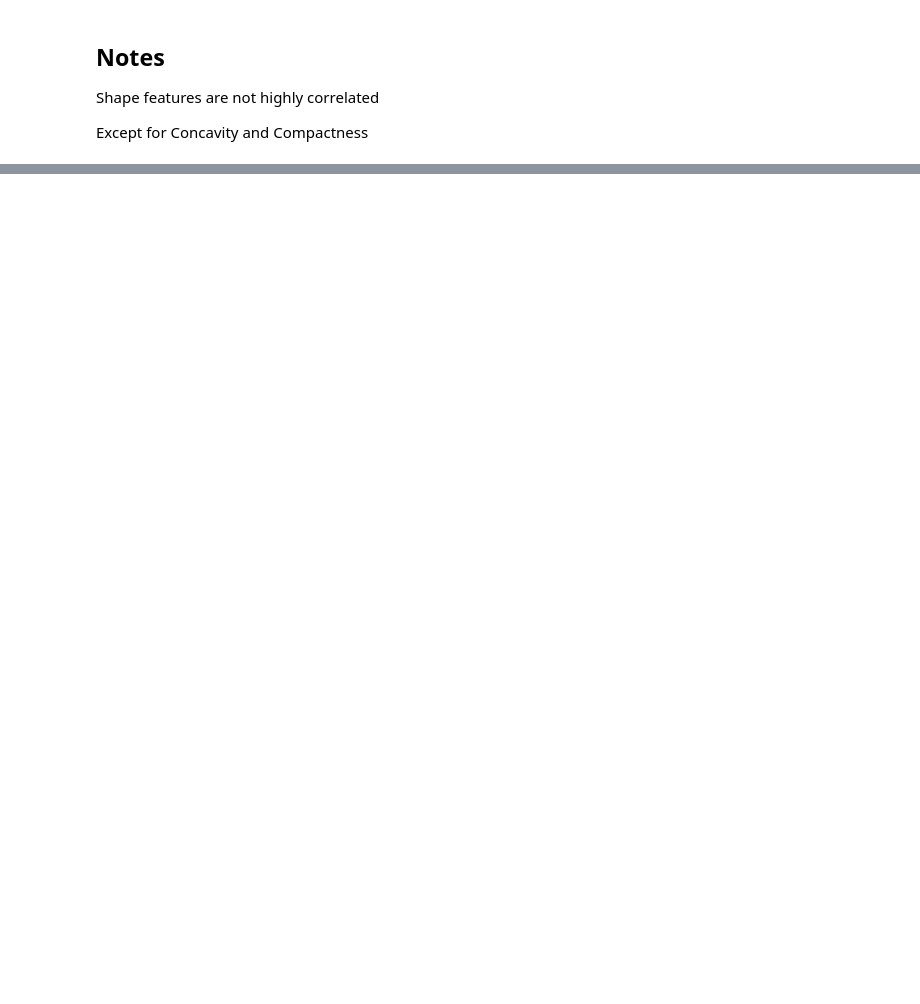
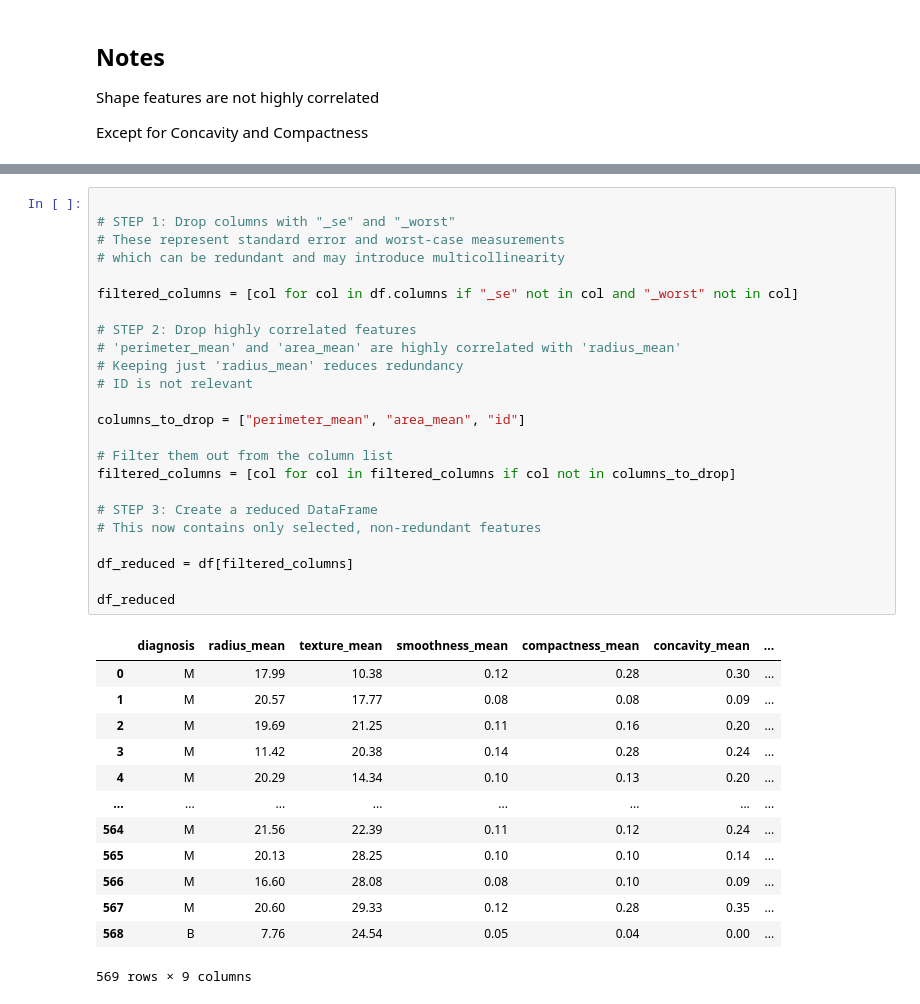
Before and after one commit to murithidenisgitobu/Breast-Cancer-Tumor-Classification-using-SVM, a Jupyter notebook: BREAST_CANCER.IPYNB, the cells around one changed output, grey strips where cells are left out. Drawn from its saved outputs; the diff is of its cells as text; blank space fills up the shorter version.

```diff
--- a/BREAST_CANCER.IPYNB
+++ b/BREAST_CANCER.IPYNB
@@ -341,0 +391,38 @@ Except for Concavity and Compactness
+# %%
+
+# STEP 1: Drop columns with "_se" and "_worst"
+# These represent standard error and worst-case measurements
+# which can be redundant and may introduce multicollinearity
+
+filtered_columns = [col for col in df.columns if "_se" not in col and "_worst" not in col]
+
+# STEP 2: Drop highly correlated features
+# 'perimeter_mean' and 'area_mean' are highly correlated with 'radius_mean'
+# Keeping just 'radius_mean' reduces redundancy
+# ID is not relevant
+
+columns_to_drop = ["perimeter_mean", "area_mean", "id"]
+
+# Filter them out from the column list
+filtered_columns = [col for col in filtered_columns if col not in columns_to_drop]
+
+# STEP 3: Create a reduced DataFrame
+# This now contains only selected, non-redundant features
+
+df_reduced = df[filtered_columns]
+
+df_reduced
+# %% [output]
+|  | diagnosis | radius_mean | texture_mean | smoothness_mean | compactness_mean | concavity_mean | ... |
+| 0 | M | 17.99 | 10.38 | 0.12 | 0.28 | 0.30 | ... |
+| 1 | M | 20.57 | 17.77 | 0.08 | 0.08 | 0.09 | ... |
+| 2 | M | 19.69 | 21.25 | 0.11 | 0.16 | 0.20 | ... |
+| 3 | M | 11.42 | 20.38 | 0.14 | 0.28 | 0.24 | ... |
+| 4 | M | 20.29 | 14.34 | 0.10 | 0.13 | 0.20 | ... |
+| ... | ... | ... | ... | ... | ... | ... | ... |
+| 564 | M | 21.56 | 22.39 | 0.11 | 0.12 | 0.24 | ... |
+| 565 | M | 20.13 | 28.25 | 0.10 | 0.10 | 0.14 | ... |
+| 566 | M | 16.60 | 28.08 | 0.08 | 0.10 | 0.09 | ... |
+| 567 | M | 20.60 | 29.33 | 0.12 | 0.28 | 0.35 | ... |
+| 568 | B | 7.76 | 24.54 | 0.05 | 0.04 | 0.00 | ... |
+569 rows × 9 columns
```
Also changed, not shown: parts of 7 cells of this notebook.
